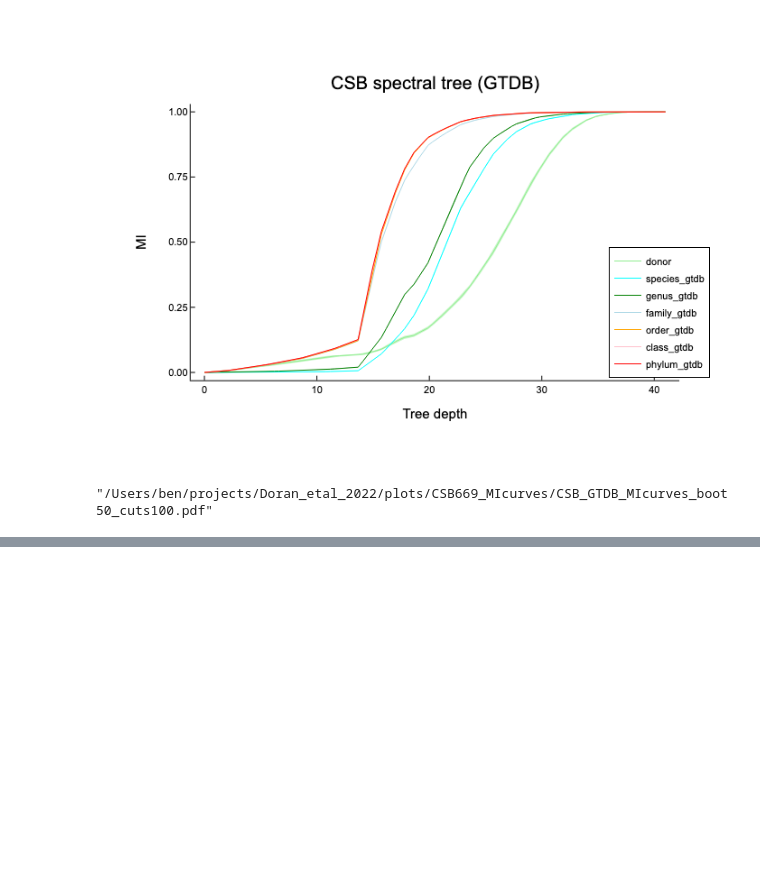
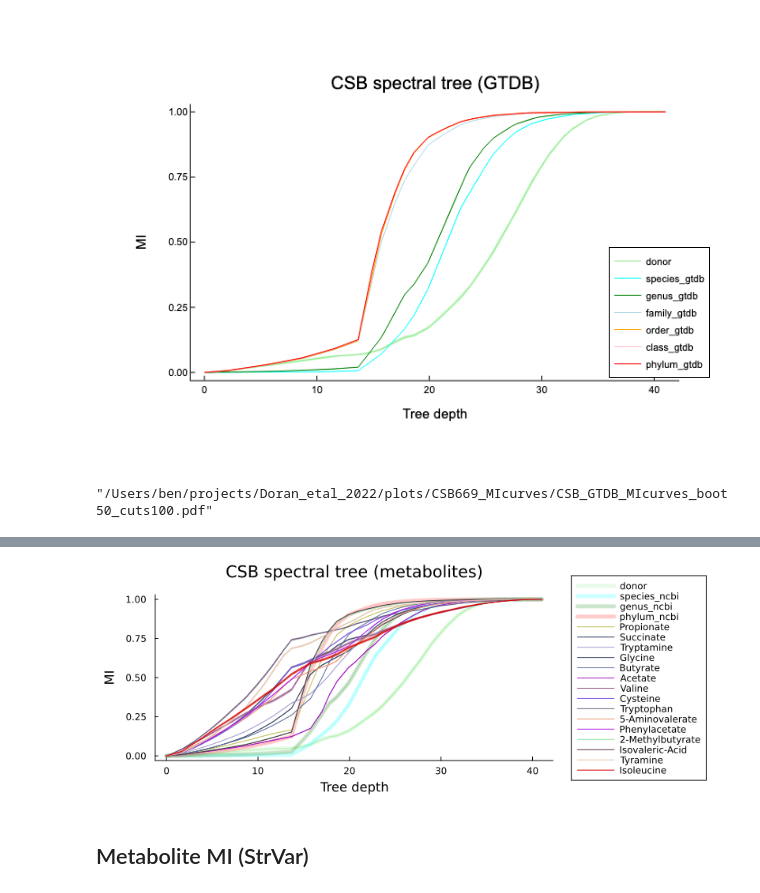
Before and after one commit to aramanlab/Doran_etal_2022, a Jupyter notebook: notebooks/reports/18_CSB669_MIcurves.ipynb, the cells around one changed output, grey strips where cells are left out. Cells and saved outputs as stored; diff of their text form; code cells hidden in the pictures; blank space fills up the shorter version.

```diff
--- a/notebooks/reports/18_CSB669_MIcurves.ipynb
+++ b/notebooks/reports/18_CSB669_MIcurves.ipynb
@@ -238,0 +368,42 @@ savefig(joinpath(pdir, "CSB_GTDB_MIcurves_boot50_cuts100.pdf"))
+# %%
+spiMI_df_ncbi = CSV.read(joinpath(rdir, "spi_MI_ncbi.csv"), DataFrame)
+SPI_pltdf_ncbi = CSV.read(joinpath(rdir, "spi_MI_ncbi_bootstraps.csv"), DataFrame)
+boot_SPI_pltdf_ncbi = CSV.read(joinpath(rdir, "spi_MI_ncbi_bootstraps_aggregated.csv"), DataFrame);
+
+spiMI_df = CSV.read(joinpath(rdir, "spi_MI_metabolite.csv"), DataFrame)
+SPI_pltdf = CSV.read(joinpath(rdir, "spi_MI_metabolite_bootstraps.csv"), DataFrame)
+boot_SPI_pltdf = CSV.read(joinpath(rdir, "spi_MI_metabolite_bootstraps_aggregated.csv"), DataFrame);
+# %%
+taxonomylevels = permutedims(["phylum_ncbi", "genus_ncbi", "species_ncbi", "donor"])
+taxarankcolors = [:red :green :aqua :lightgreen];
+minmax = extrema(mapinternalnodes(network_distance, spi_tree_50pct, spi_tree_50pct))
+cuts = range(0, minmax[2], length=NCUTS)
+
+plot(title="CSB spectral tree (metabolites)", ylabel="MI", xlabel="Tree depth",
+    legend=:outerright,
+    size=(800,300),
+    margin=5Plots.Measures.mm,
+)
+for (tlab, tcol) in reverse(collect(zip(taxonomylevels, taxarankcolors)))
+    df = filter(:taxaID=> ==(tlab), boot_SPI_pltdf_ncbi)
+    @df df plot!(cuts, :cumulative_boot_mean, ribbon=2 .* :cumulative_boot_std, label=tlab, c=tcol, lw=5, alpha=.2)
+end
+# plot!()
+
+metabolitelevels = permutedims(string.(metabolite_labels))
+# metabolitecolors = repeat([:purple], length(taxonomylevels));
+# metabolitecolors = palette(:acton, length(metabolite_labels)).colors.colors
+metabolitecolors = palette(:glasbey_bw_n256, length(metabolite_labels)).colors.colors
+
+minmax = extrema(mapinternalnodes(network_distance, spi_tree_50pct, spi_tree_50pct))
+cuts = range(0, minmax[2], length=NCUTS)
+
+for (tlab, tcol) in reverse(collect(zip(metabolitelevels, metabolitecolors)))
+    df = filter(:taxaID=> ==(tlab), boot_SPI_pltdf)
+    @df df plot!(cuts, :cumulative_boot_mean, ribbon=2 .* :cumulative_boot_std, label=tlab, c=tcol, lw=1)
+end
+plot!()
+# %% [output]
+[figure, added]
+# %% [markdown]
+ ## Metabolite MI (StrVar)
```
Also changed, not shown: parts of 38 cells of this notebook, 27 other files.
